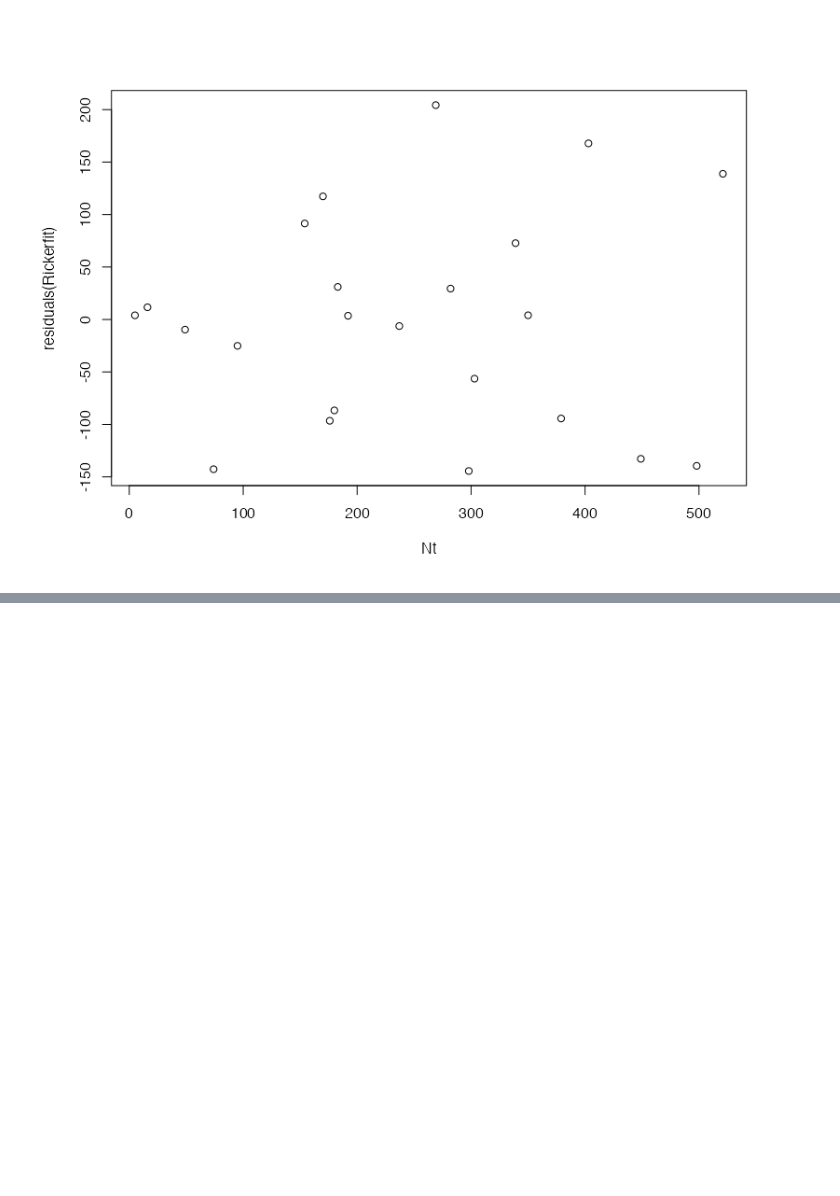
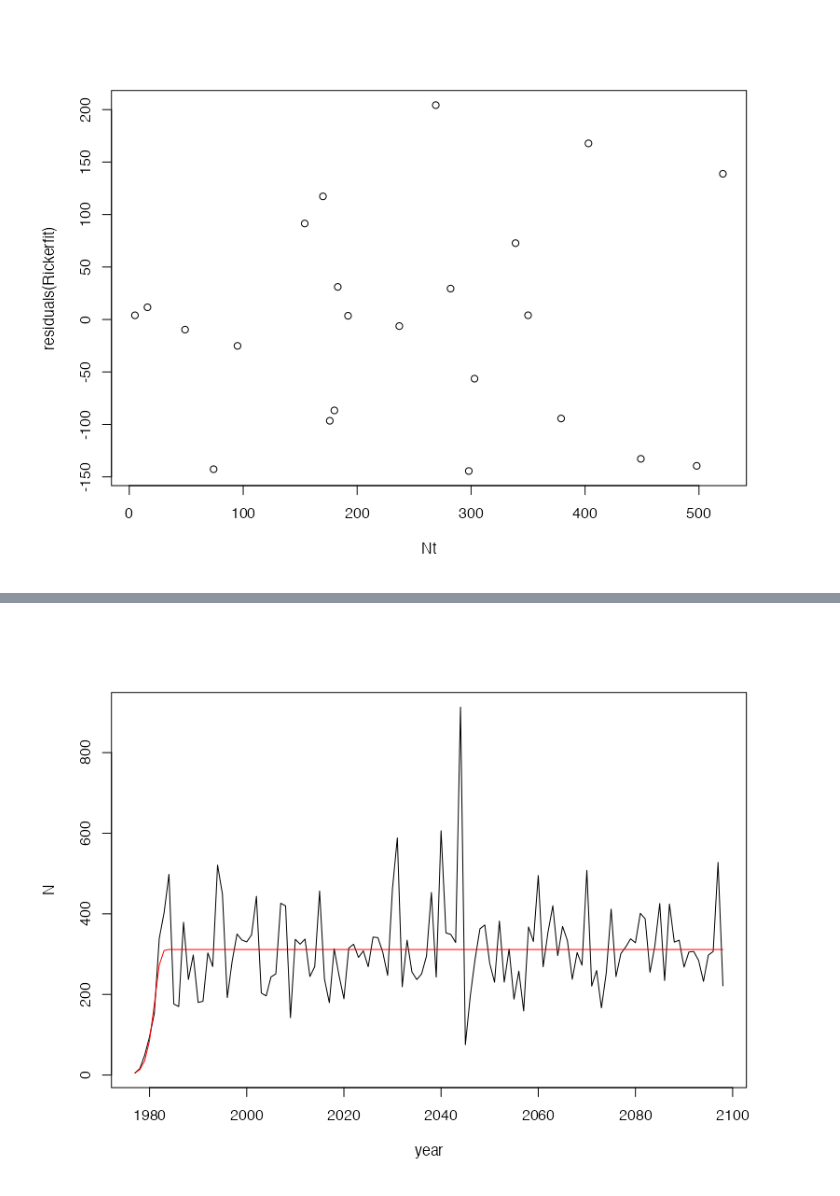
Before and after one commit to otodreas/BIOS13-Coursework, a Jupyter notebook: Exercises/Model_Fitting/Exercise.ipynb, the cells around one changed output, grey strips where cells are left out. Saved outputs shown, nothing was run; the diff lists cells and outputs as text; code cells hidden in the pictures; blank space fills up the shorter version.

```diff
--- a/Exercises/Model_Fitting/Exercise.ipynb
+++ b/Exercises/Model_Fitting/Exercise.ipynb
@@ -70,0 +277,45 @@ To avoid this problem, we want to
+# %%
+## 1. N-year simulation
+n_yr_sim <- function(n_yr = 100, deterministic = F, init_data, params, pred_sd, return_extinct = F) {
+  if (deterministic) {
+    model <- function(params, pop, pred_sd) {  # Define model function
+      return(pop * exp(params[1] * (1 - pop / params[2])))
+    }
+  } else {
+    model <- function(params, pop, pred_sd) {  # Define model function
+      return(pop * exp(params[1] * (1 - pop / params[2]) + rnorm(1, mean = 0, sd = pred_sd)))
+    }
+  }
+  yrs <- seq(init_data$year, init_data$year + n_yr - 1)  # Create vector of years
+  annual_pop <- rep(init_data$N, n_yr)  # Initialize vector to store annual population counts in
+  for (i in 1:(n_yr-1)) {  # Loop through range of years
+    pop <- annual_pop[i]  # Define current population
+    annual_pop[i+1] <- model(params, pop, pred_sd)
+    if (return_extinct & annual_pop[i+1] < 2) {
+      return(T)
+    }
+  }
+  if (return_extinct) {
+    return(F)
+  } else {
+    df <- data.frame(cbind(yrs[-1], annual_pop[-1]))  # Create dataframe, drop "seed" year
+    names(df) <- c("year", "N")  # Name columns
+    return(df)  # Return population counts
+  }
+}
+
+init_data <- Ringlets_outDrop[length(Ringlets_outDrop$N),]  # Get initial data
+params <- rt_fit$m$getPars()  # Initialize parameters
+pred_sd <- sqrt(sum(residuals(rt_fit)^2)/(length(rt)-2))  # Get residual standard error from model
+
+Ringlets_future <- n_yr_sim(100, F, init_data, params, pred_sd)  # Generate future data
+Ringlets_past_future <- rbind(Ringlets_outDrop, Ringlets_future)  # Combine original and future data into one dataframe
+plot(Ringlets_past_future, type = "l")  # Plot
+
+init_data_determ <- Ringlets_outDrop[1,]  # Get initial data for deterministic model
+
+Ringlets_deterministic <- n_yr_sim(100+length(Ringlets_outDrop$year)-1, T, init_data_determ, params)  # Generate deterministic data
+Ringlets_deterministic <- rbind(init_data_determ, Ringlets_deterministic)  # Add first unsimulated row
+points(Ringlets_deterministic, type = "l", col = "red")  # Plot
+# %% [output]
+[figure, added]
```
Also changed, not shown: parts of 22 cells of this notebook.
